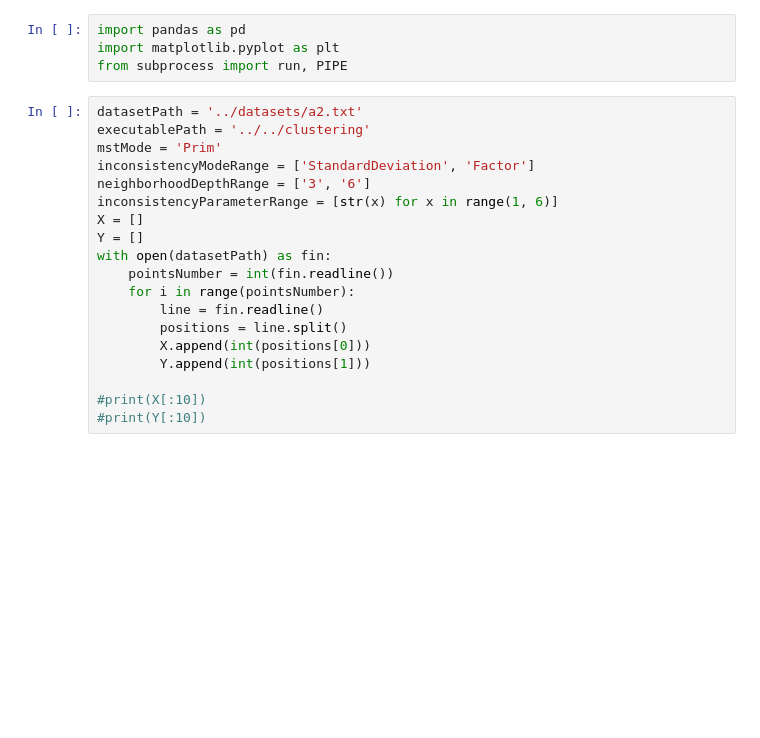
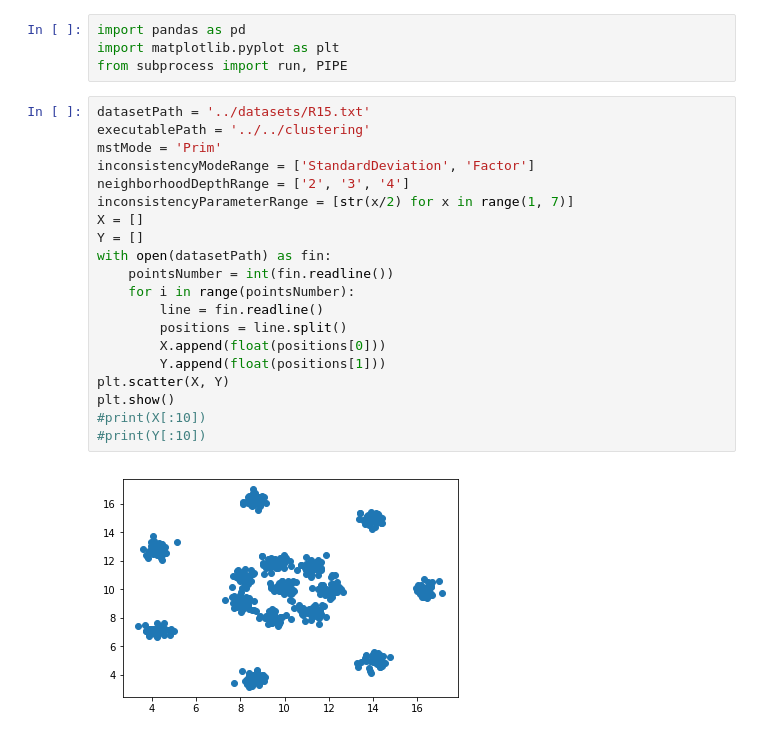
Before and after one commit to islopma/aed3-tp2-2018-2c, a Jupyter notebook: utils/scripts/clustering.ipynb, the cells around one changed output. Cells and saved outputs as stored; diff of their text form; blank space fills up the shorter version.

Commit message:
Adjust clustering algorithm and add new datasets.

```diff
--- a/utils/scripts/clustering.ipynb
+++ b/utils/scripts/clustering.ipynb
@@ -3,24 +3,27 @@ import pandas as pd
 import matplotlib.pyplot as plt
 from subprocess import run, PIPE
 # %%
-datasetPath = '../datasets/a2.txt'
+datasetPath = '../datasets/R15.txt'
 executablePath = '../../clustering'
 mstMode = 'Prim'
 inconsistencyModeRange = ['StandardDeviation', 'Factor']
-neighborhoodDepthRange = ['3', '6']
-inconsistencyParameterRange = [str(x) for x in range(1, 6)]
+neighborhoodDepthRange = ['2', '3', '4']
+inconsistencyParameterRange = [str(x/2) for x in range(1, 7)]
 X = []
 Y = []
 with open(datasetPath) as fin:
     pointsNumber = int(fin.readline())
     for i in range(pointsNumber):
         line = fin.readline()
         positions = line.split()
-        X.append(int(positions[0]))
-        Y.append(int(positions[1]))
-
+        X.append(float(positions[0]))
+        Y.append(float(positions[1]))
+plt.scatter(X, Y)
+plt.show()
 #print(X[:10])
 #print(Y[:10])
+# %% [output]
+[figure, added]
 # %%
 for inconsistencyMode in inconsistencyModeRange:
     for neighborhoodDepth in neighborhoodDepthRange:
```
Also changed, not shown: parts of 1 cell of this notebook, 8 other files.
